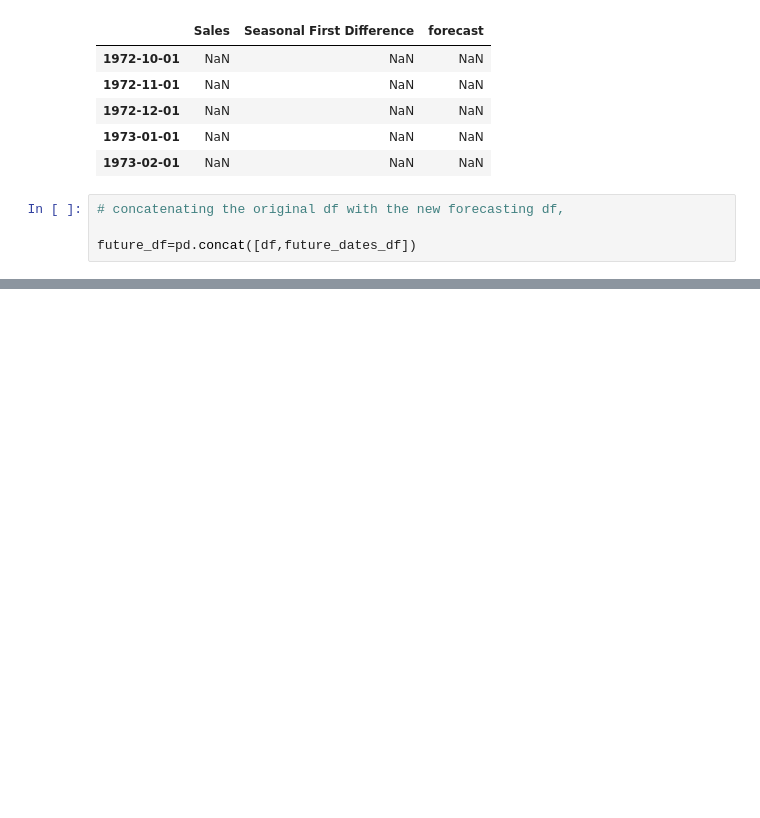
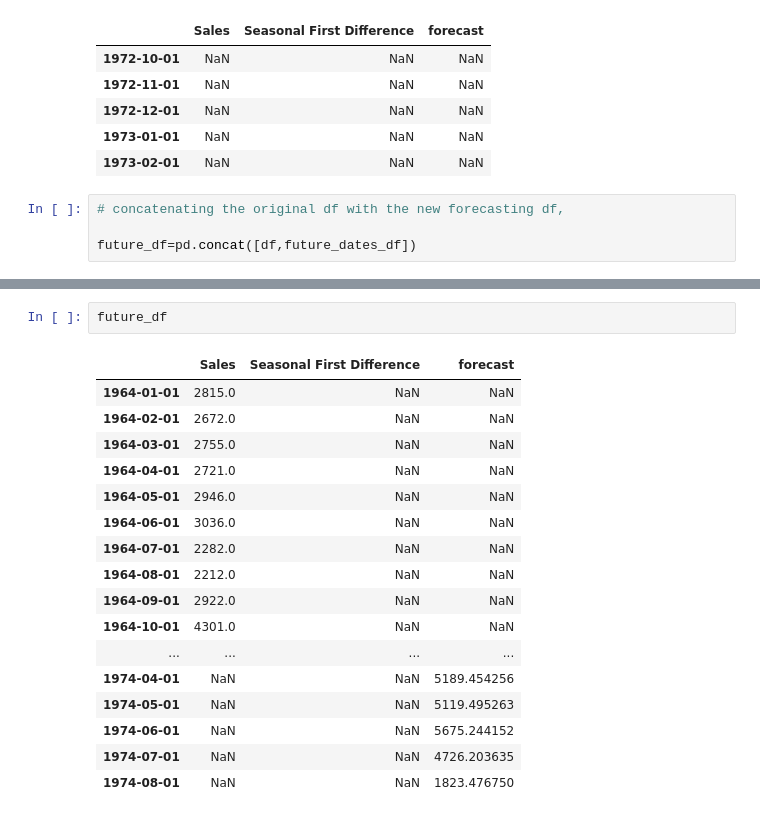
Before and after one commit to sauravakhouri/Champagne-Sales-Forecasting, a Jupyter notebook: Champagne Sales Forecasting.ipynb, the cells around one changed output, grey strips where cells are left out. Drawn from its saved outputs; the diff is of its cells as text; blank space fills up the shorter version.

```diff
--- a/Champagne Sales Forecasting.ipynb
+++ b/Champagne Sales Forecasting.ipynb
@@ -266,0 +269,20 @@ future_df[['Sales','forecast']].plot(figsize=(12,8))
+# %%
+future_df
+# %% [output]
+|  | Sales | Seasonal First Difference | forecast |
+| 1964-01-01 | 2815.0 | NaN | NaN |
+| 1964-02-01 | 2672.0 | NaN | NaN |
+| 1964-03-01 | 2755.0 | NaN | NaN |
+| 1964-04-01 | 2721.0 | NaN | NaN |
+| 1964-05-01 | 2946.0 | NaN | NaN |
+| 1964-06-01 | 3036.0 | NaN | NaN |
+| 1964-07-01 | 2282.0 | NaN | NaN |
+| 1964-08-01 | 2212.0 | NaN | NaN |
+| 1964-09-01 | 2922.0 | NaN | NaN |
+| 1964-10-01 | 4301.0 | NaN | NaN |
+| ... | ... | ... | ... |
+| 1974-04-01 | NaN | NaN | 5189.454256 |
+| 1974-05-01 | NaN | NaN | 5119.495263 |
+| 1974-06-01 | NaN | NaN | 5675.244152 |
+| 1974-07-01 | NaN | NaN | 4726.203635 |
+| 1974-08-01 | NaN | NaN | 1823.476750 |
```
Also changed, not shown: parts of 2 cells of this notebook.
